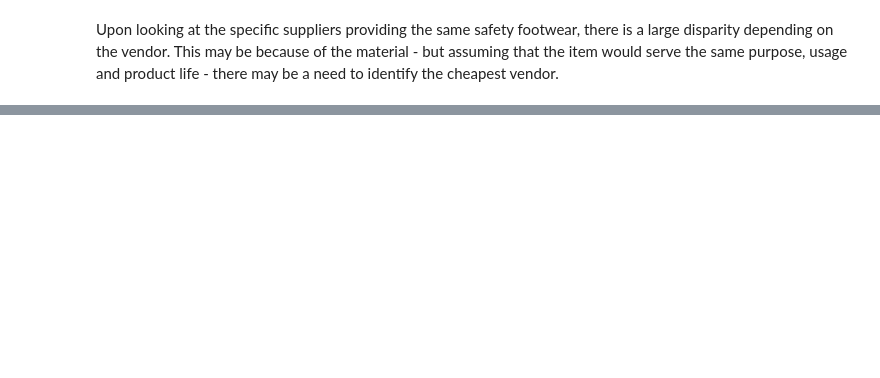
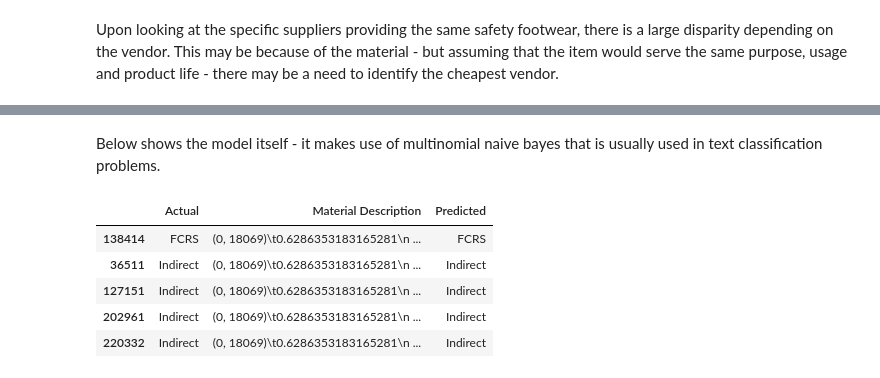
Before and after one commit to kesadilya/eskwelabs_assignments, a Jupyter notebook: Capstone_Project_Automation_of_Procurement_Decisions.ipynb, the cells around one changed output, grey strips where cells are left out. Saved outputs shown, nothing was run; the diff lists cells and outputs as text; code cells hidden in the pictures; blank space fills up the shorter version.

```diff
--- a/Capstone_Project_Automation_of_Procurement_Decisions.ipynb
+++ b/Capstone_Project_Automation_of_Procurement_Decisions.ipynb
@@ -181,0 +212,2 @@ df_purch_price_spec_analysis2
+# %%
+df_spend_test = df_spend[['BCG Level 0', 'Cleaned Short Text']]
@@ -181,0 +225,47 @@ df_purch_price_spec_analysis2
+# %% [markdown]
+Below shows the model itself - it makes use of multinomial naive bayes that is usually used in text classification problems.
+# %%
+import numpy as np
+from sklearn.naive_bayes import MultinomialNB
+from sklearn.feature_extraction.text import CountVectorizer
+import pandas as pd
+from collections import Counter
+from sklearn.model_selection import train_test_split
+from sklearn.feature_extraction.text import TfidfTransformer
+
+#count_vect = CountVectorizer()
+#x_train_counts = count_vect.fit_transform(df_spend_test['Cleaned Short Text'].values.astype('U'))
+#tfidf_transformer = TfidfTransformer()
+#x_train_tfidf = tfidf_transformer.fit_transform(x_train_counts)
+
+train_x, test_x, train_y, test_y = train_test_split(df_spend_test['Cleaned Short Text'], df_spend_test['BCG Level 0'], test_size=0.3)
+text_test_x = test_x,
+count_vect = CountVectorizer()
+tfidf_transformer = TfidfTransformer()
+
+def transform_text(column_x):
+  transformed_x = tfidf_transformer.fit_transform(count_vect.fit_transform(column_x.values.astype('U')))
+  return transformed_x
+
+def transform_text2(column_x): #since vectorizer and transformer has been fitted already
+  transformed_x = tfidf_transformer.transform(count_vect.transform(column_x.values.astype('U')))
+  return transformed_x
+
+train_x = transform_text(train_x)
+test_x = transform_text2(test_x)
+
+clf = MultinomialNB().fit(train_x, train_y)
+y_score = clf.predict(test_x)
+
+pred_y = clf.predict(test_x)
+
+results = pd.DataFrame({'Material Description': test_x, 'Actual': test_y, 'Predicted': pred_y.flatten()})
+results.head()
+#text_test_x[0][0]
+# %% [output]
+|  | Actual | Material Description | Predicted |
+| 138414 | FCRS | (0, 18069)\t0.6286353183165281\n ... | FCRS |
+| 36511 | Indirect | (0, 18069)\t0.6286353183165281\n ... | Indirect |
+| 127151 | Indirect | (0, 18069)\t0.6286353183165281\n ... | Indirect |
+| 202961 | Indirect | (0, 18069)\t0.6286353183165281\n ... | Indirect |
+| 220332 | Indirect | (0, 18069)\t0.6286353183165281\n ... | Indirect |
```
Also changed, not shown: parts of 18 cells of this notebook.
